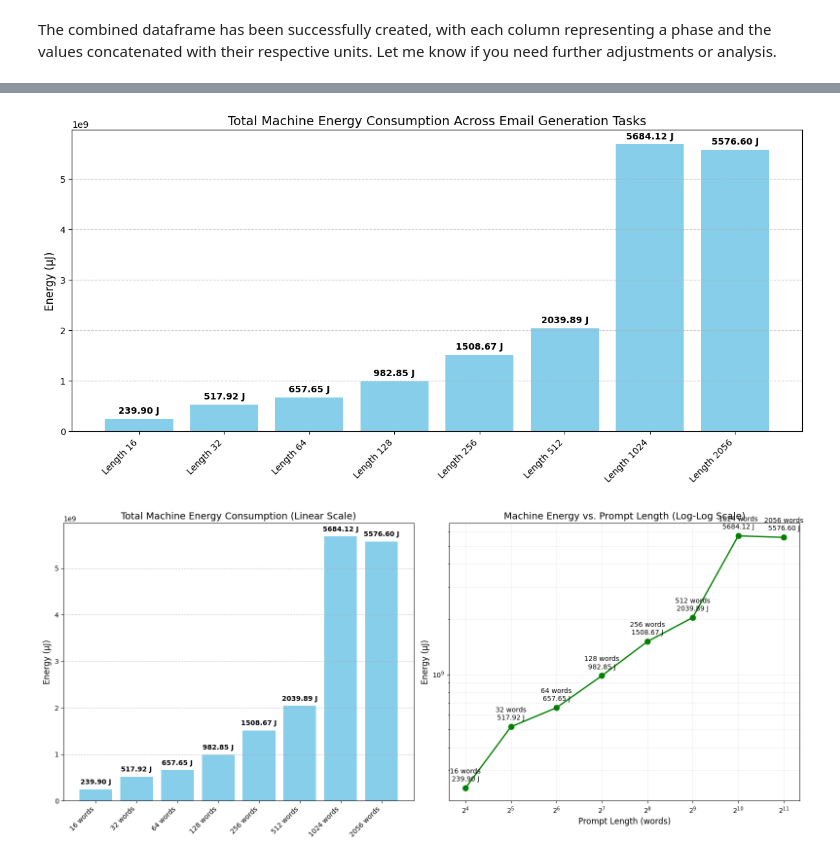
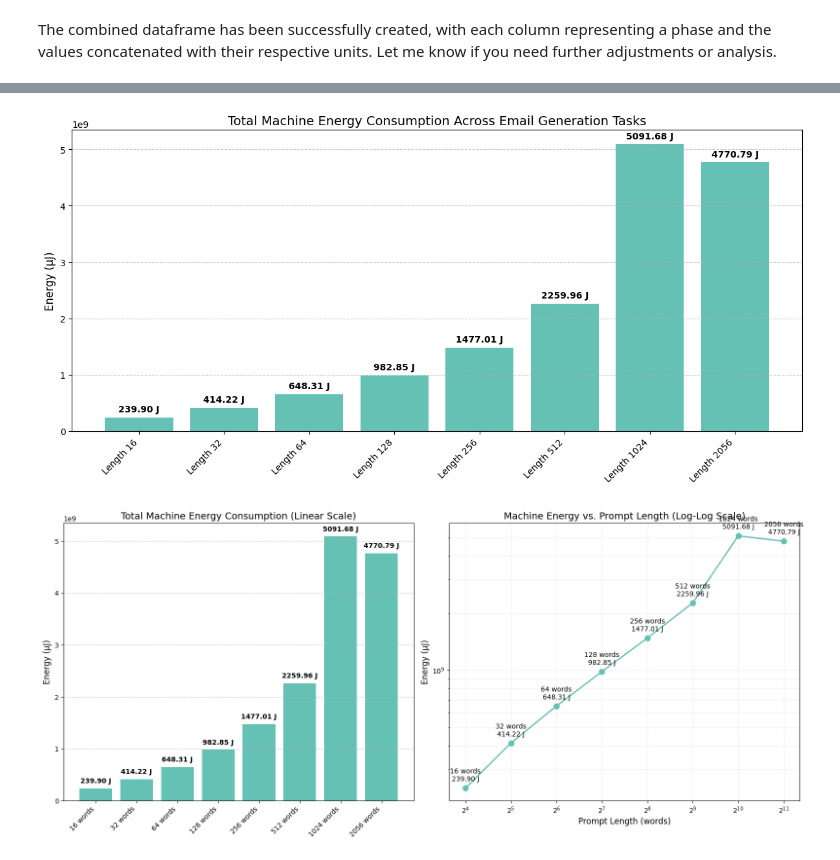
Before and after one commit to envite-consulting/ollama-llm-energy-measurement, a Jupyter notebook: dataanalysis/analysis_email_prompts.ipynb, the cells around one changed output, grey strips where cells are left out. Cells and saved outputs as stored; diff of their text form; code cells hidden in the pictures.

```diff
--- a/dataanalysis/analysis_email_prompts.ipynb
+++ b/dataanalysis/analysis_email_prompts.ipynb
@@ -138,6 +218,7 @@ def fetch_phase_stats(selected_id):
 
 
 # Example usage
-phase_stats = fetch_phase_stats(selected_id)
-phase_stats['[BASELINE]']
+#phase_stats = fetch_phase_stats(selected_id)
+phase_stats_all = phase_dataframes_all  # Use the merged phase dataframes instead of fetching again
+phase_stats_all['[BASELINE]']
 # %% [output]
@@ -165,7 +246,7 @@ phase_stats['[BASELINE]']
 
 phase_dataframes = {}
 
-for phase, measurements in phase_stats.items():
+for phase, measurements in phase_stats_all.items():
     rows = []
     for measurement_name, measurement_details in measurements.items():
         if 'data' in measurement_details:
@@ -246,7 +311,7 @@ Dropdown(description='Select Measurement:', index=5, layout=Layout(width='auto')
 # %%
 filtered_phase_dataframes = {}
 
-for phase, df in phase_dataframes.items():
+for phase, df in phase_dataframes_all.items():
     filtered_phase_dataframes[phase] = df[df['Name'].isin(relevant_measurements)]
 
 filtered_phase_dataframes['[BASELINE]']
@@ -336,38 +401,38 @@ if not mcp_machine_energy_row.empty:
 
     # Create the plot
     plt.figure(figsize=(12, 6))
-    bars = plt.bar(range(len(phases)), values, color='skyblue')
+    bars = plt.bar(range(len(phases)), values, color='#65C1B3')
 
     # Add value labels on top of each bar
     for i, (bar, value) in enumerate(zip(bars, values)):
         plt.text(
             i,
             value + 0.02 * max(values),
             f'{value/1e6:.2f} J',
             ha='center',
             fontweight='bold'
         )
 
     # Use shortened phase names for readability - fix the f-string syntax
     short_labels = []
     for phase in phases:
         match = re.search(r'(\d+) words', phase)
         if match:
             short_labels.append(f"Length {match.group(1)}")
         else:
             short_labels.append(phase[:10] + "...")
 
     plt.xticks(range(len(phases)), short_labels, rotation=45, ha='right')
 
     plt.title('Total Machine Energy Consumption Across Email Generation Tasks', fontsize=14)
     plt.ylabel('Energy (μJ)', fontsize=12)
     plt.tight_layout()
     plt.grid(axis='y', linestyle='--', alpha=0.7)
     plt.show()
 else:
     print("Machine energy data not found in the dataframe")
 # %% [output]
-[figure, old version]
+[figure, new version]
 # %%
 
 # Extract CPU energy data from the combined dataframe
@@ -403,7 +468,7 @@ if not cpu_energy_row.empty:
     fig, (ax1, ax2) = plt.subplots(1, 2, figsize=(16, 7))
 
     # Linear scale plot
-    bars = ax1.bar(range(len(sorted_lengths)), sorted_energy, color='skyblue')
+    bars = ax1.bar(range(len(sorted_lengths)), sorted_energy, color='#65C1B3')
     ax1.set_title('Total Machine Energy Consumption (Linear Scale)', fontsize=14)
     ax1.set_ylabel('Energy (μJ)', fontsize=12)
     ax1.set_xticks(range(len(sorted_lengths)))
@@ -421,7 +486,7 @@ if not cpu_energy_row.empty:
         )
 
     # Log-log scale plot (more appropriate for doubling values)
-    ax2.plot(sorted_lengths, sorted_energy, 'o-', linewidth=2, markersize=8, color='green')
+    ax2.plot(sorted_lengths, sorted_energy, 'o-', linewidth=2, markersize=8, color='#65C1B3')
     ax2.set_xscale('log', base=2)  # Log scale with base 2 for x-axis
     ax2.set_yscale('log')  # Log scale for y-axis
     ax2.set_title('Machine Energy vs. Prompt Length (Log-Log Scale)', fontsize=14)
@@ -445,4 +510,4 @@ if not cpu_energy_row.empty:
 else:
     print("CPU energy data not found in the dataframe")
 # %% [output]
-[figure, old version]
+[figure, new version]
```
Also changed, not shown: parts of 8 cells of this notebook.
